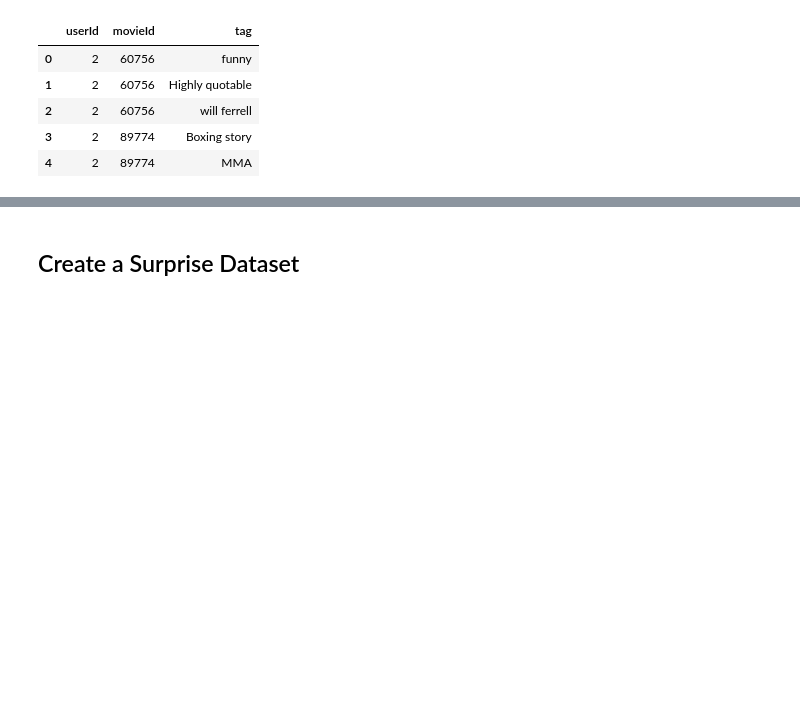
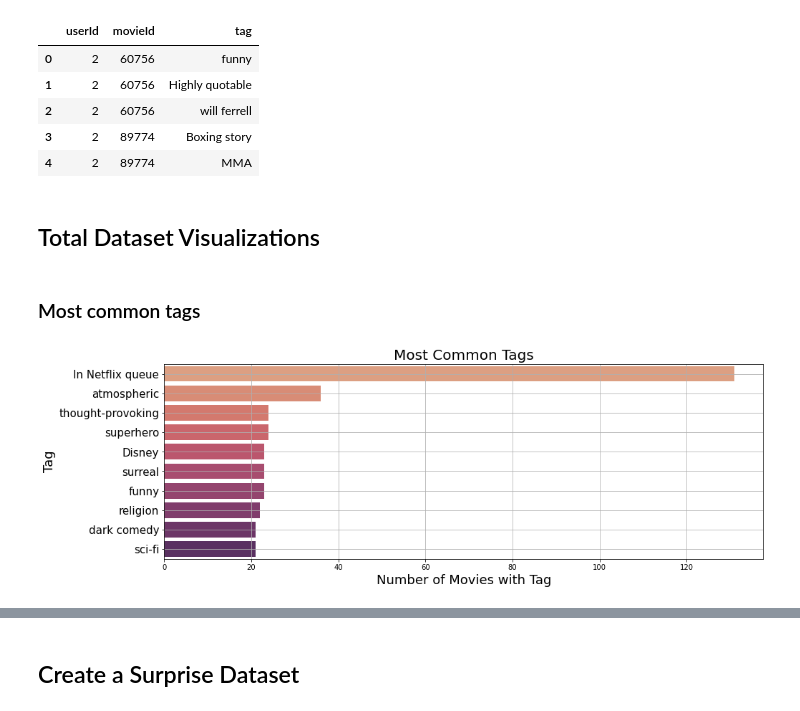
Before and after one commit to abigailjcampbell/doc-phase-4-project, a Jupyter notebook: data_analysis.ipynb, the cells around one changed output, grey strips where cells are left out. Drawn from its saved outputs; the diff is of its cells as text; code cells hidden in the pictures; blank space fills up the shorter version.

```diff
--- a/data_analysis.ipynb
+++ b/data_analysis.ipynb
@@ -94,3 +96,22 @@ tags.head()
 | 2 | 2 | 60756 | will ferrell |
 | 3 | 2 | 89774 | Boxing story |
 | 4 | 2 | 89774 | MMA |
+# %% [markdown]
+## Total Dataset Visualizations
+# %% [markdown]
+### Most common tags
+# %%
+tags_group = tags.drop(columns='userId', axis=1)
+tags_group = tags_group.groupby('tag').count().sort_values(by='movieId', ascending=False)
+tags_group = tags_group.rename(columns={'movieId': 'Count'})
+top_tag_groups = tags_group[:10]
+
+plt.figure(figsize=(15,5))
+sns.barplot(data=top_tag_groups, x='Count', y=top_tag_groups.index, palette='flare')
+plt.yticks(fontsize=15)
+plt.xlabel('Number of Movies with Tag', fontsize=18)
+plt.ylabel('Tag', fontsize=18)
+plt.title('Most Common Tags', fontsize=20)
+plt.grid()
+# %% [output]
+[figure, added]
```
Also changed, not shown: parts of 81 cells of this notebook.
